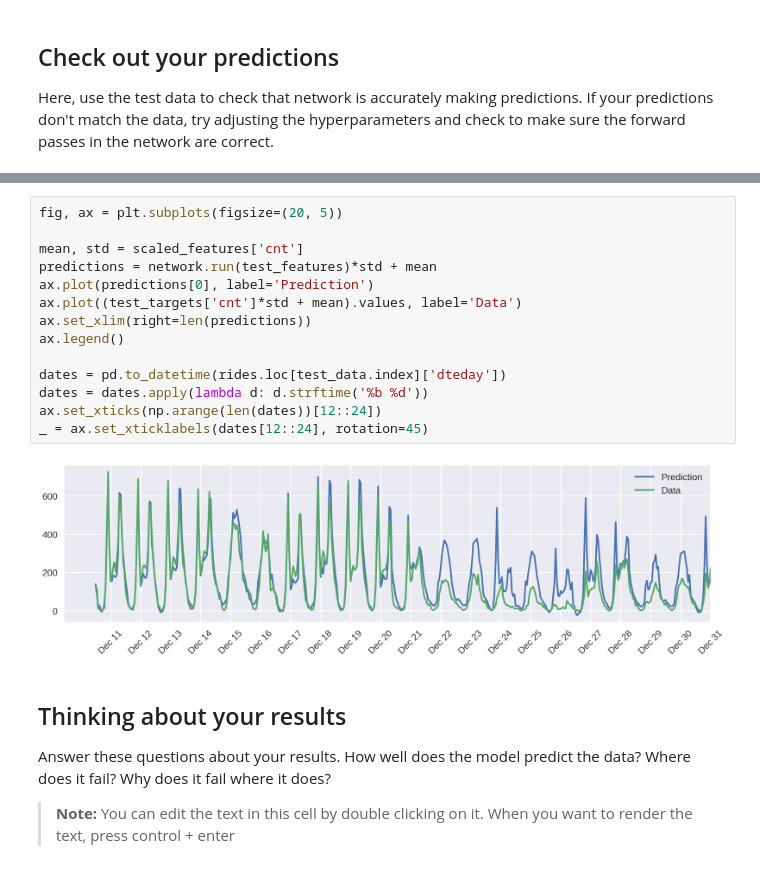
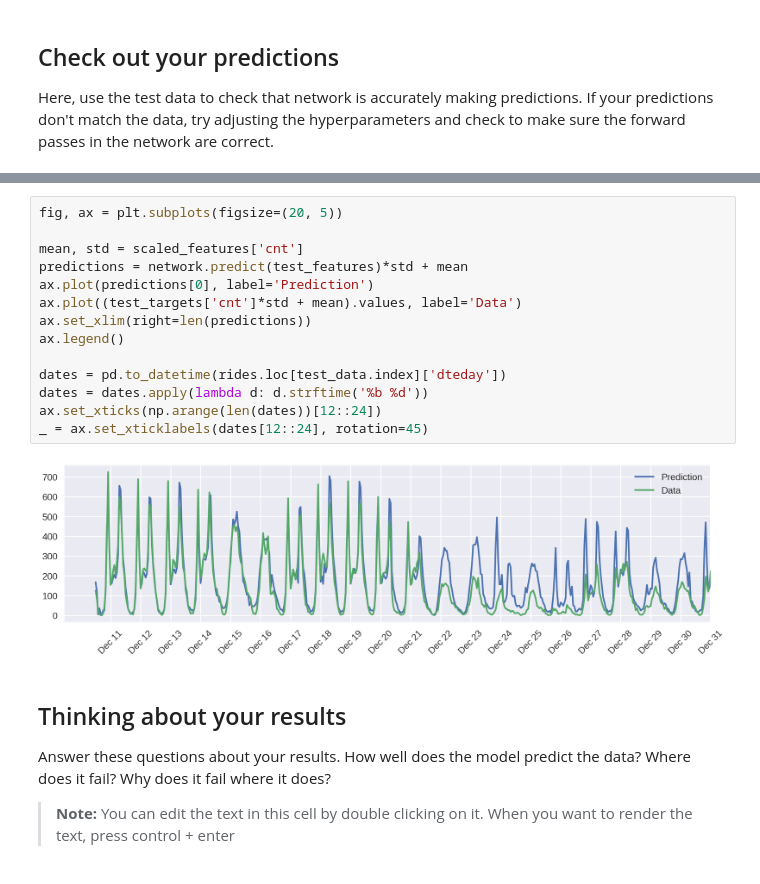
Before and after one commit to noushadkhan01/Projects, a Jupyter notebook: Deep-Learning/Udacity Projects/project1/neural-network.ipynb, the cells around one changed output, grey strips where cells are left out. Drawn from its saved outputs; the diff is of its cells as text.

```diff
--- a/Deep-Learning/Udacity Projects/project1/neural-network.ipynb
+++ b/Deep-Learning/Udacity Projects/project1/neural-network.ipynb
@@ -400,19 +375,19 @@ array([[ 1.32775209e+02,  9.78315293e+01, -7.55749542e-01,
 # %%
 fig, ax = plt.subplots(figsize=(20, 5))
 
 mean, std = scaled_features['cnt']
-predictions = network.run(test_features)*std + mean
+predictions = network.predict(test_features)*std + mean
 ax.plot(predictions[0], label='Prediction')
 ax.plot((test_targets['cnt']*std + mean).values, label='Data')
 ax.set_xlim(right=len(predictions))
 ax.legend()
 
 dates = pd.to_datetime(rides.loc[test_data.index]['dteday'])
 dates = dates.apply(lambda d: d.strftime('%b %d'))
 ax.set_xticks(np.arange(len(dates))[12::24])
 _ = ax.set_xticklabels(dates[12::24], rotation=45)
 # %% [output]
-[figure, old version]
+[figure, new version]
 # %% [markdown]
 ## Thinking about your results
 
```
Also changed, not shown: parts of 7 cells of this notebook.
